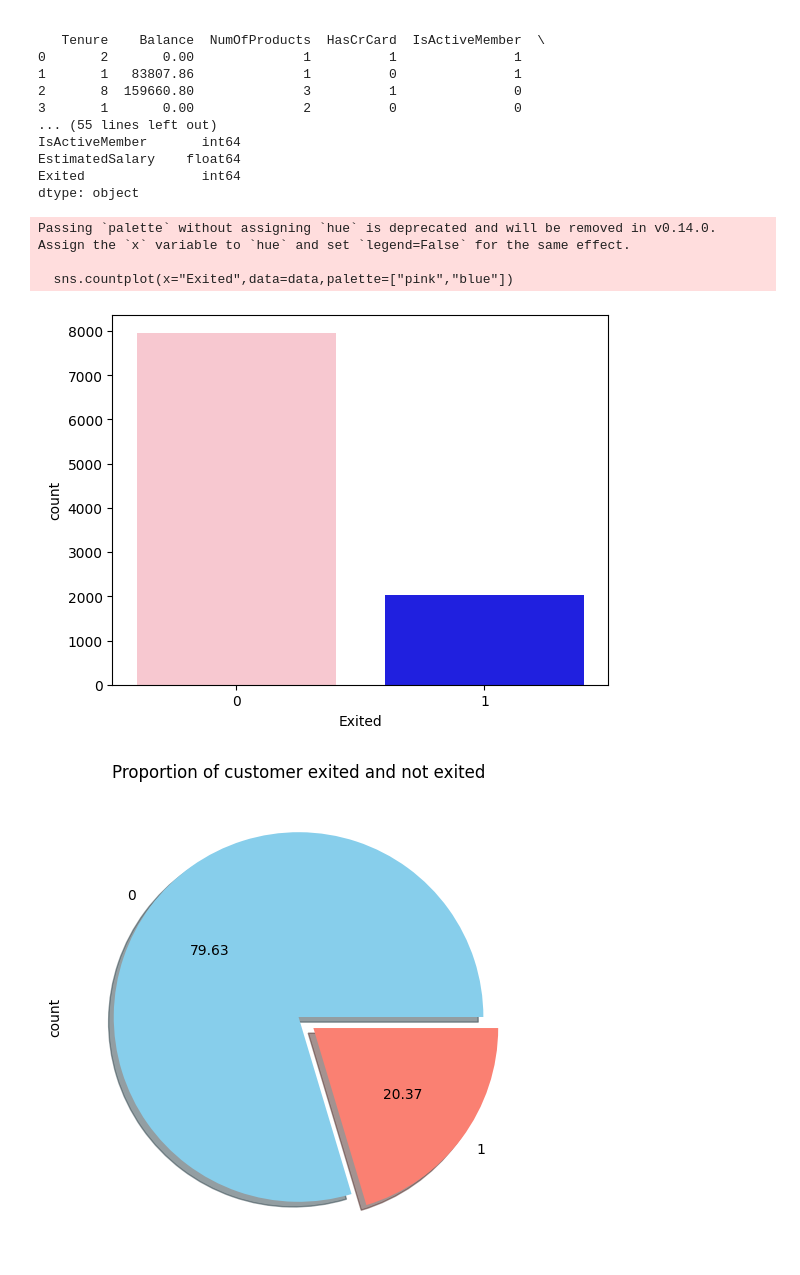
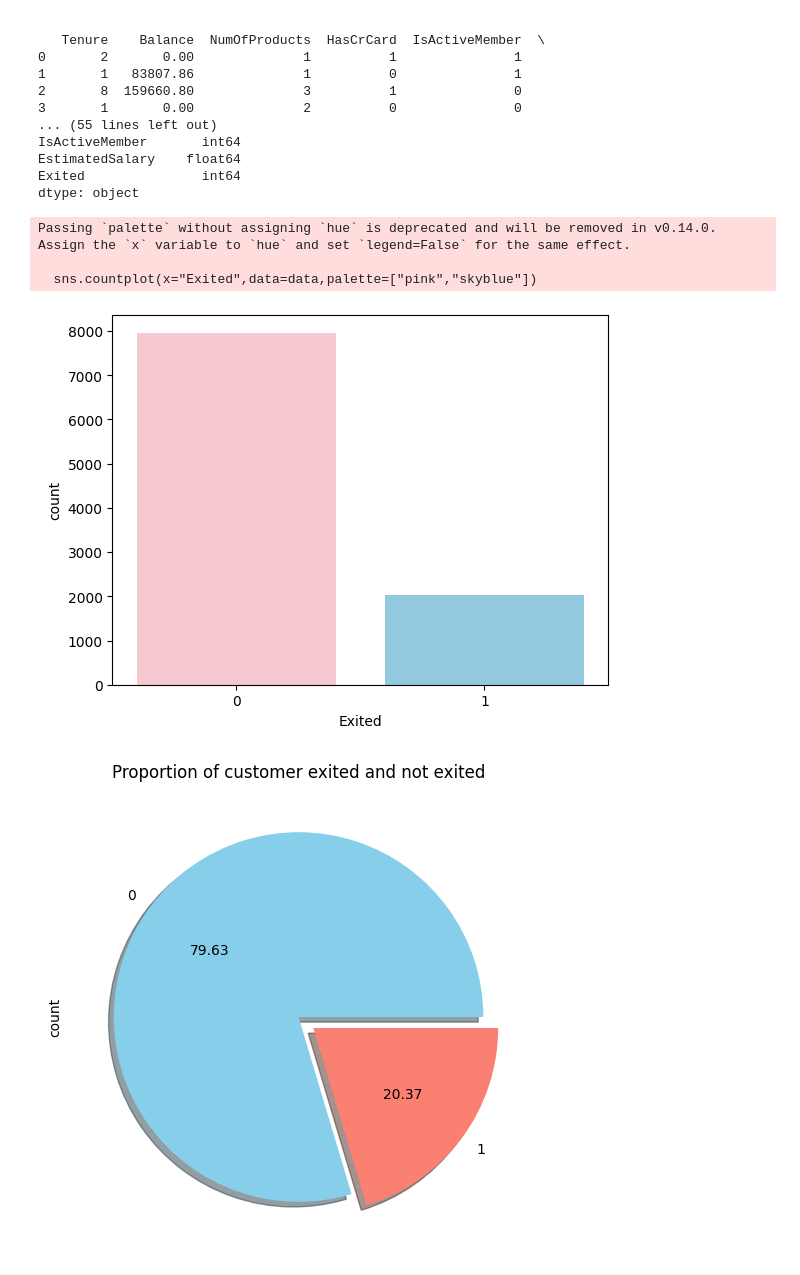
Before and after one commit to sakshik0524/Encryptix_Task3, a Jupyter notebook: Customer_Churn_Prediction.ipynb, the cells around one changed output. Drawn from its saved outputs; the diff is of its cells as text; code cells hidden in the pictures.

```diff
--- a/Customer_Churn_Prediction.ipynb
+++ b/Customer_Churn_Prediction.ipynb
@@ -75,13 +75,13 @@ EstimatedSalary    float64
 Exited               int64
 dtype: object
 # %%
-sns.countplot(x="Exited",data=data,palette=["pink","blue"])
+sns.countplot(x="Exited",data=data,palette=["pink","skyblue"])
 plt.show()
 # %% [output]
 Passing `palette` without assigning `hue` is deprecated and will be removed in v0.14.0. Assign the `x` variable to `hue` and set `legend=False` for the same effect.
 
-  sns.countplot(x="Exited",data=data,palette=["pink","blue"])
+  sns.countplot(x="Exited",data=data,palette=["pink","skyblue"])
-[figure, old version]
+[figure, new version]
 # %%
 value_counts = pd.value_counts(data['Exited'])
 colors = ['skyblue', 'salmon']
```
